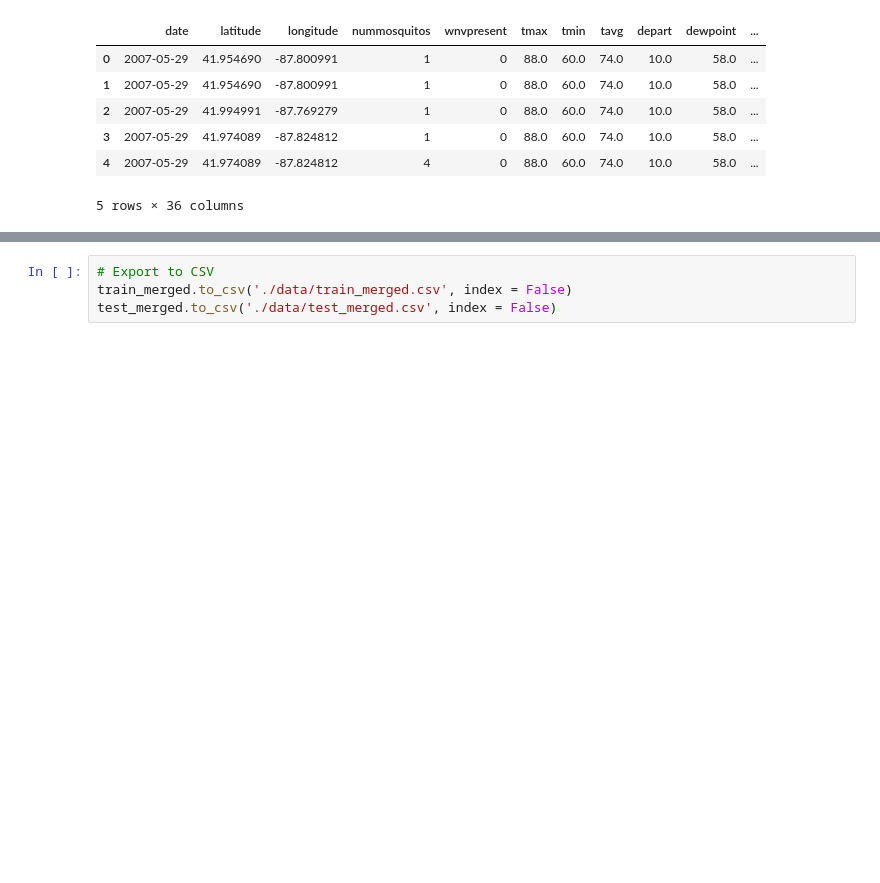
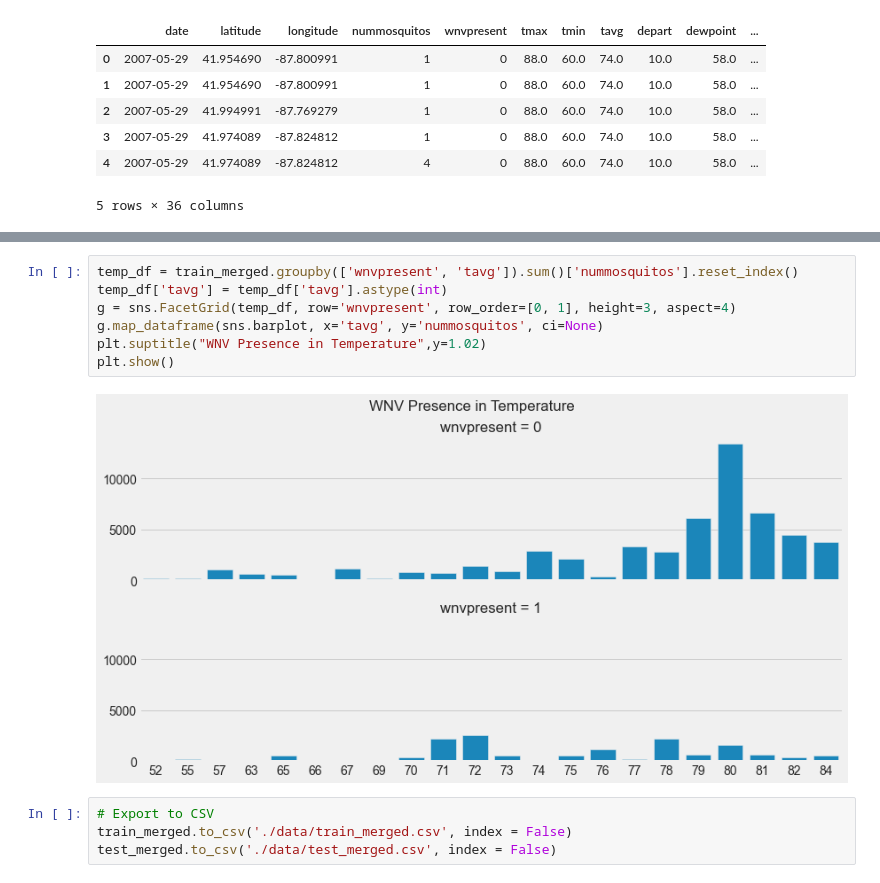
Before and after one commit to JeanLiew/WNV-Predictive-Model, a Jupyter notebook: 2.2_EDA_weather.ipynb, the cells around one changed output, grey strips where cells are left out. Drawn from its saved outputs; the diff is of its cells as text; blank space fills up the shorter version.

```diff
--- a/2.2_EDA_weather.ipynb
+++ b/2.2_EDA_weather.ipynb
@@ -254,3 +290,12 @@ train_merged.head()
+# %%
+temp_df = train_merged.groupby(['wnvpresent', 'tavg']).sum()['nummosquitos'].reset_index()
+temp_df['tavg'] = temp_df['tavg'].astype(int)
+g = sns.FacetGrid(temp_df, row='wnvpresent', row_order=[0, 1], height=3, aspect=4)
+g.map_dataframe(sns.barplot, x='tavg', y='nummosquitos', ci=None)
+plt.suptitle("WNV Presence in Temperature",y=1.02)
+plt.show()
+# %% [output]
+[figure, added]
 # %%
 # Export to CSV
 train_merged.to_csv('./data/train_merged.csv', index = False)
```
Also changed, not shown: parts of 2 cells of this notebook.
